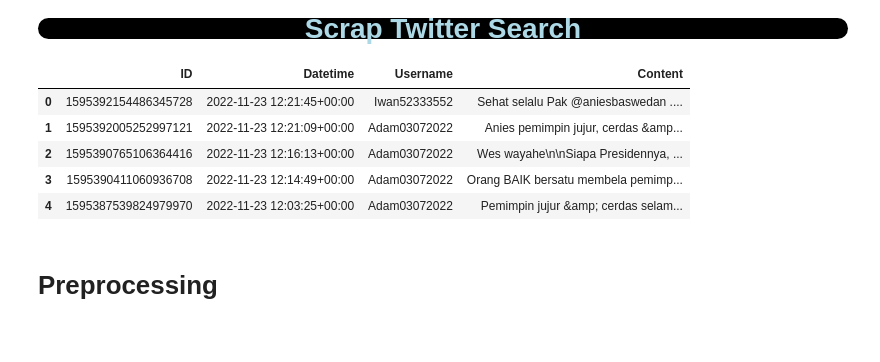
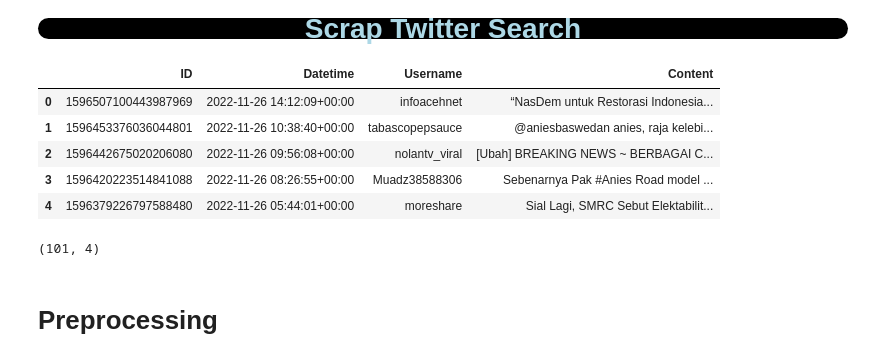
Before and after one commit to FluffHound/NLP_Dashboard, a Jupyter notebook: Scraper/Scrap.ipynb, the cells around one changed output. Cells and saved outputs as stored; diff of their text form; code cells hidden in the pictures.

```diff
--- a/Scraper/Scrap.ipynb
+++ b/Scraper/Scrap.ipynb
@@ -41,21 +41,25 @@ usernames = ['ganjarpranowo', 'prabowo', 'aniesbaswedan', 'AgusYudhoyono', 'ridw
 # %%
 # Tweet list
 tweets_list = []
 
-for i, tweet in enumerate(sntwitter.TwitterHashtagScraper('AniesPresiden2024').get_items()):
+for i, tweet in enumerate(sntwitter.TwitterHashtagScraper('Anies').get_items()):
     if i > 100:
         break
     tweets_list.append([tweet.id, tweet.date, tweet.user.username, tweet.content])
 
 tweets_df = pd.DataFrame(tweets_list, columns=['ID', 'Datetime', 'Username', 'Content'])
 tweets_df.head()
 # %% [output]
 |  | ID | Datetime | Username | Content |
-| 0 | 1595392154486345728 | 2022-11-23 12:21:45+00:00 | Iwan52333552 | Sehat selalu Pak @aniesbaswedan .... |
-| 1 | 1595392005252997121 | 2022-11-23 12:21:09+00:00 | Adam03072022 | Anies pemimpin jujur, cerdas &amp... |
-| 2 | 1595390765106364416 | 2022-11-23 12:16:13+00:00 | Adam03072022 | Wes wayahe\n\nSiapa Presidennya, ... |
-| 3 | 1595390411060936708 | 2022-11-23 12:14:49+00:00 | Adam03072022 | Orang BAIK bersatu membela pemimp... |
-| 4 | 1595387539824979970 | 2022-11-23 12:03:25+00:00 | Adam03072022 | Pemimpin jujur &amp; cerdas selam... |
+| 0 | 1596507100443987969 | 2022-11-26 14:12:09+00:00 | infoacehnet | “NasDem untuk Restorasi Indonesia... |
+| 1 | 1596453376036044801 | 2022-11-26 10:38:40+00:00 | tabascopepsauce | @aniesbaswedan anies, raja kelebi... |
+| 2 | 1596442675020206080 | 2022-11-26 09:56:08+00:00 | nolantv_viral | [Ubah] BREAKING NEWS ~ BERBAGAI C... |
+| 3 | 1596420223514841088 | 2022-11-26 08:26:55+00:00 | Muadz38588306 | Sebenarnya Pak #Anies Road model ... |
+| 4 | 1596379226797588480 | 2022-11-26 05:44:01+00:00 | moreshare | Sial Lagi, SMRC Sebut Elektabilit... |
+# %%
+tweets_df.shape
+# %% [output]
+(101, 4)
 # %% [markdown]
 # Preprocessing
 # %% [markdown]
```
Also changed, not shown: parts of 2 cells of this notebook, 4 other files.
